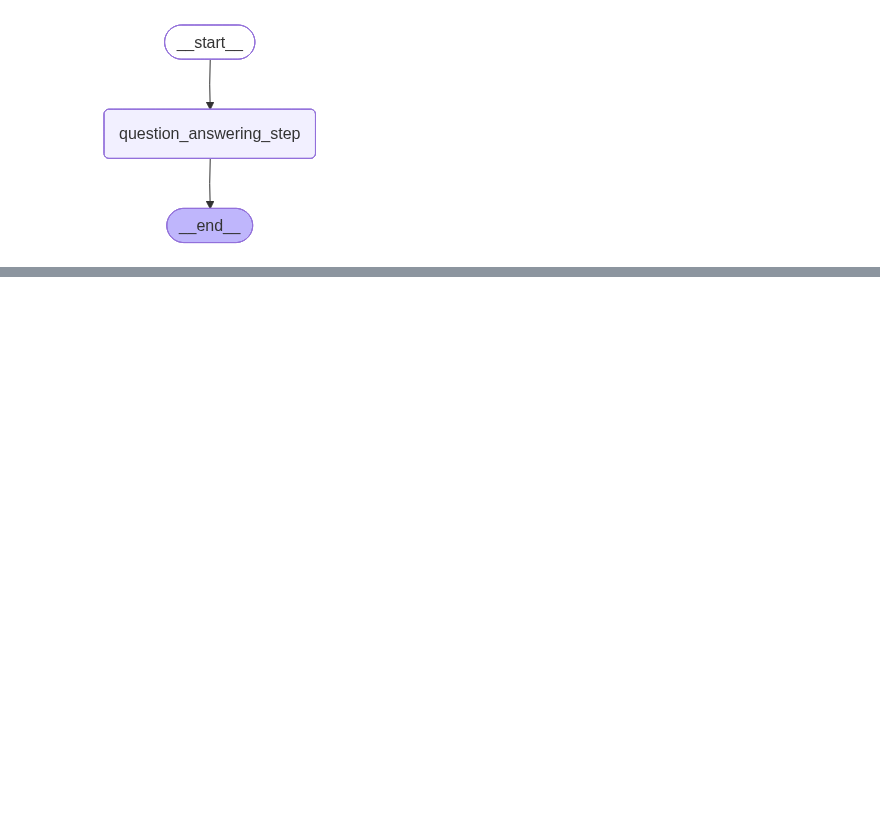
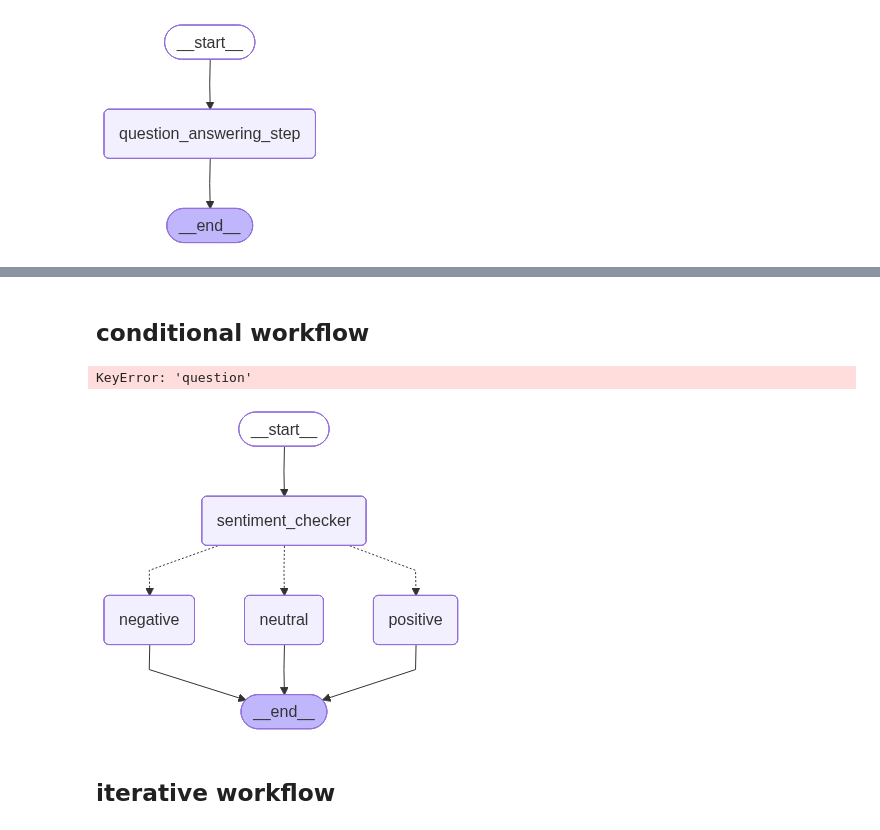
Before and after one commit to Basant19/langgraphbasic, a Jupyter notebook: notebook/langgraphpractise.ipynb, the cells around one changed output, grey strips where cells are left out. Saved outputs shown, nothing was run; the diff lists cells and outputs as text; code cells hidden in the pictures; blank space fills up the shorter version.

```diff
--- a/notebook/langgraphpractise.ipynb
+++ b/notebook/langgraphpractise.ipynb
@@ -80,0 +177,2 @@ Image(workflow.get_graph().draw_mermaid_png()) #method 2 visualize
+# %% [markdown]
+## conditional workflow
@@ -80,0 +218,61 @@ Image(workflow.get_graph().draw_mermaid_png()) #method 2 visualize
+# %%
+def route_sentiment(state: SentimentAnalysisState):
+    category = categorize_sentiment(state["sentiment"])
+    return category
+# %%
+def positive_response(state: SentimentAnalysisState):
+    return {"response_type": "positive"}
+
+def negative_response(state: SentimentAnalysisState):
+    return {"response_type": "negative"}
+
+def neutral_response(state: SentimentAnalysisState):
+    return {"response_type": "neutral"}
+# %%
+graph = StateGraph(SentimentAnalysisState)
+
+# Nodes
+graph.add_node("sentiment_checker", sentiment_checker)
+graph.add_node("positive", positive_response)
+graph.add_node("negative", negative_response)
+graph.add_node("neutral", neutral_response)
+
+# Flow
+graph.add_edge(START, "sentiment_checker")
+
+# Conditional routing
+graph.add_conditional_edges(
+    "sentiment_checker",
+    route_sentiment,
+    {
+        "positive": "positive",
+        "negative": "negative",
+        "neutral": "neutral",
+    }
+)
+
+graph.add_edge("positive", END)
+graph.add_edge("negative", END)
+graph.add_edge("neutral", END)
+
+workflow = graph.compile()
+# %%
+text = "I am feeling great today!"
+
+initial_state = {
+    "text": text,
+    "sentiment": "",
+    "response_type": ""
+}
+
+final_state = workflow.invoke(initial_state)
+
+print(final_state["response_type"])
+# %% [output]
+KeyError: 'question'
+# %%
+graph.compile()
+# %% [output]
+[figure, added]
+# %% [markdown]
+## iterative workflow
```
Also changed, not shown: parts of 20 cells of this notebook.
